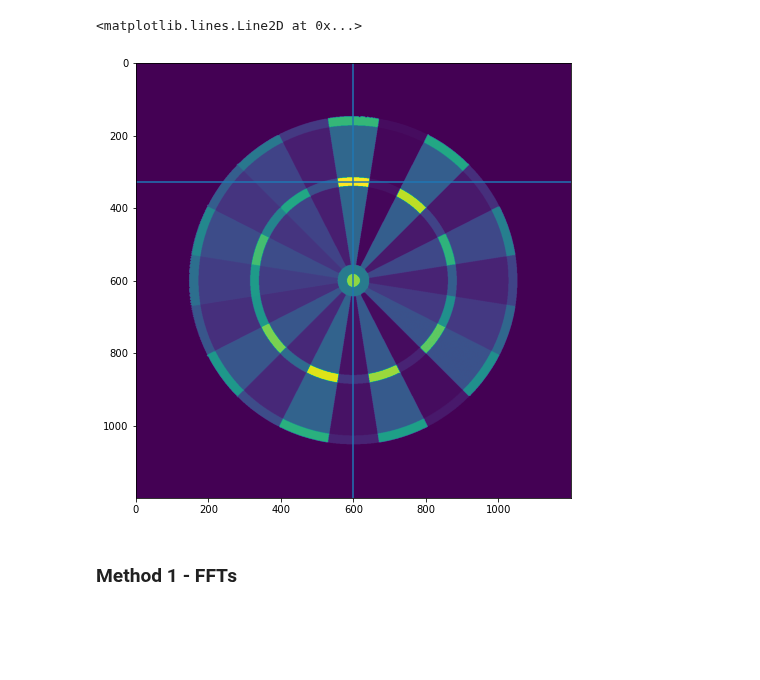
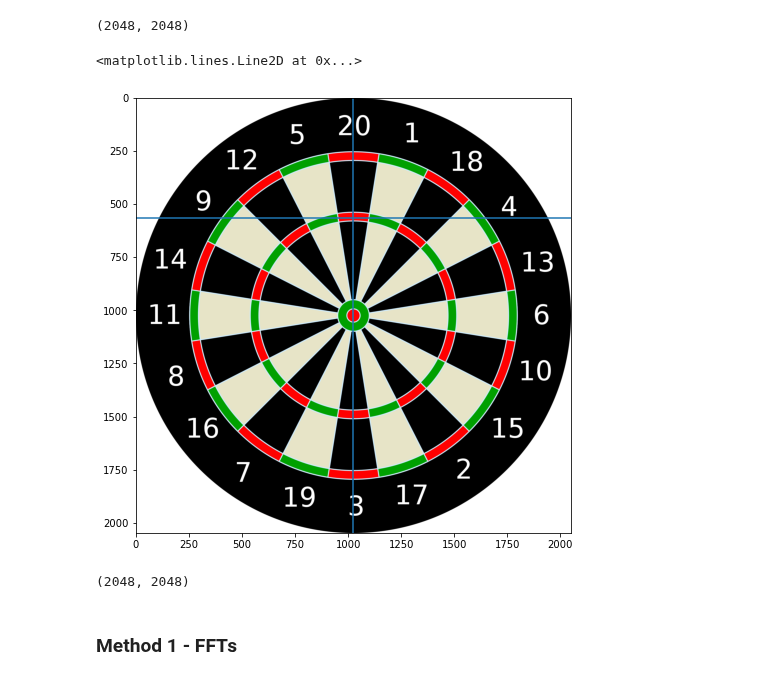
Before and after one commit to mjc239/DartsStrats, a Jupyter notebook: notebooks/Dartboard.ipynb, the cells around one changed output. Saved outputs shown, nothing was run; the diff lists cells and outputs as text; code cells hidden in the pictures; blank space fills up the shorter version.

```diff
--- a/notebooks/Dartboard.ipynb
+++ b/notebooks/Dartboard.ipynb
@@ -16,5 +43,5 @@ import darts
 # %%
-db_png = mpimg.imread('C:/Users/mikey/Downloads/dartboard.png')
+db_png = mpimg.imread('../data/dartboard2048.png')
 plt.imshow(db_png)
 # %% [output]
 <matplotlib.image.AxesImage at 0x...>
@@ -36,11 +72,19 @@ So 1 pixel = 0.41988mm      #0.4983mm
+# %%
+db.dartboard_dims
+# %% [output]
+(2048, 2048)
 # %%
 # Center of the triple 20
-plt.imshow(db)
-plt.axhline(327)
-plt.axvline(600)
+plt.imshow(db_png)
+plt.axhline(563)
+plt.axvline(1024)
 # %% [output]
 <matplotlib.lines.Line2D at 0x...>
-[figure, old version]
+[figure, new version]
+# %%
+db.dartboard_dims
+# %% [output]
+(2048, 2048)
 # %% [markdown]
 ### Method 1 - FFTs
 # %%
```
Also changed, not shown: parts of 79 cells of this notebook, 41 other files.
